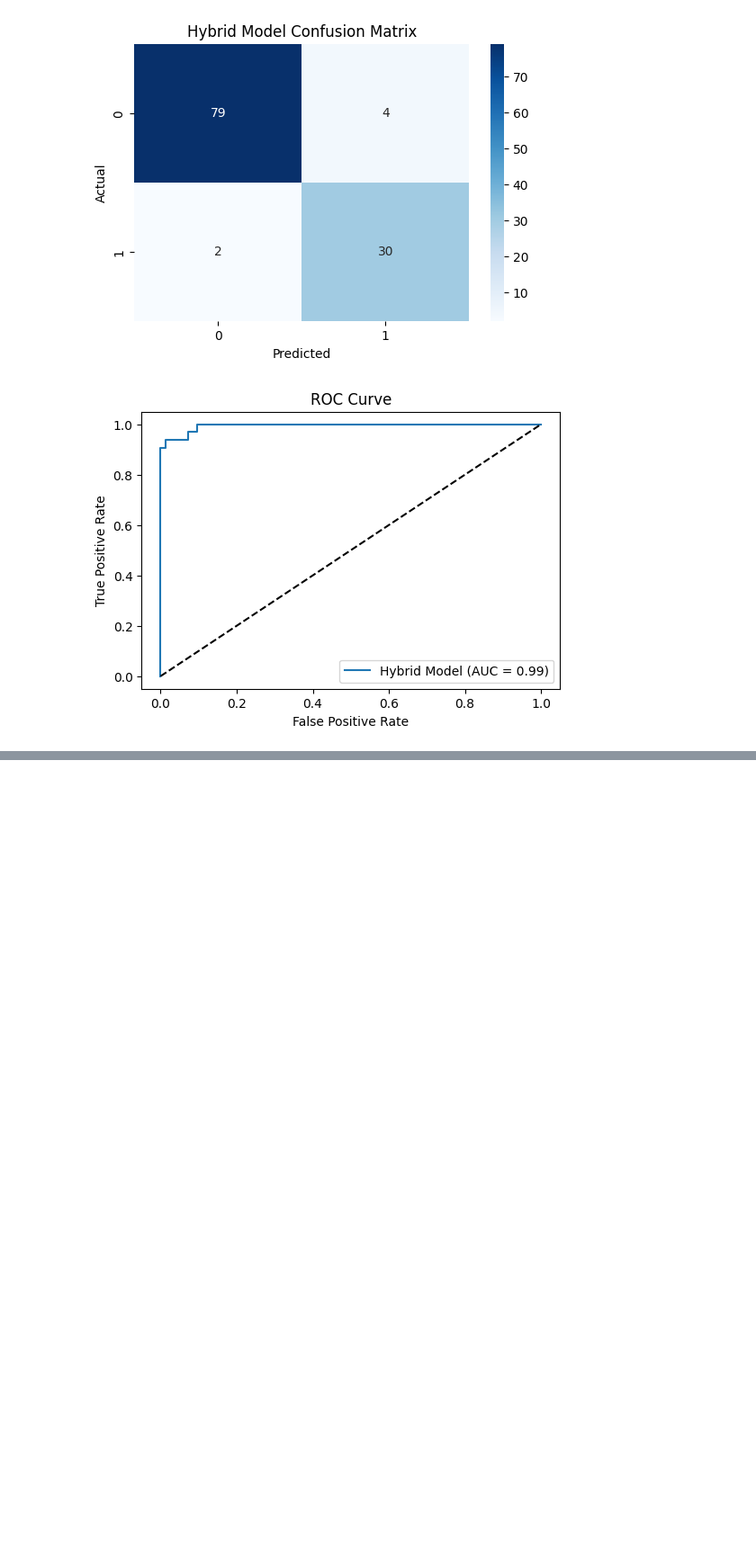
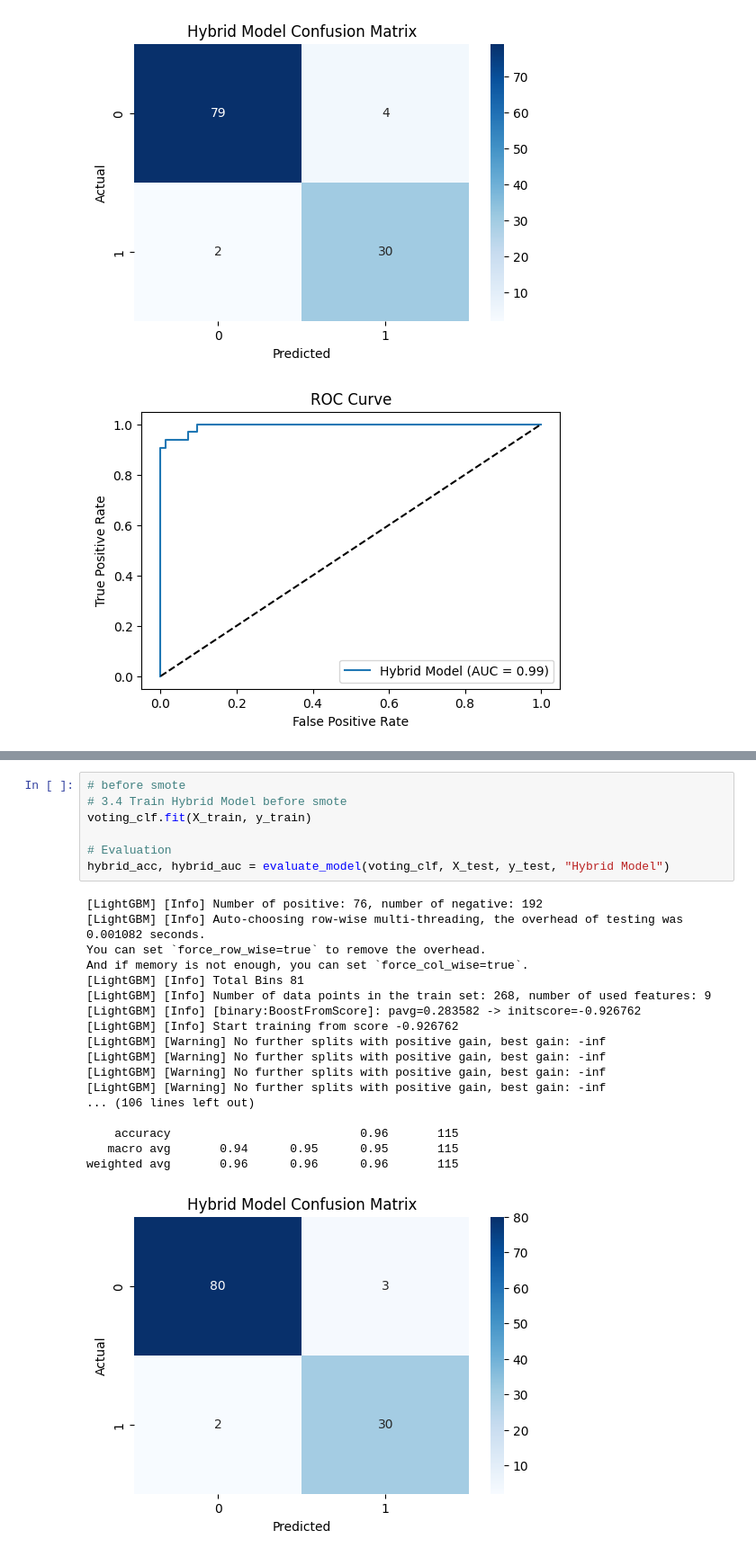
Before and after one commit to AashuSapkota/Thyroid_Recurrance, a Jupyter notebook: thyroid_model.ipynb, the cells around one changed output, grey strips where cells are left out. Shown at 90% size. Drawn from its saved outputs; the diff is of its cells as text; blank space fills up the shorter version.

```diff
--- a/thyroid_model.ipynb
+++ b/thyroid_model.ipynb
@@ -428,0 +486,26 @@ weighted avg       0.95      0.95      0.95       115
+# %%
+# before smote
+# 3.4 Train Hybrid Model before smote
+voting_clf.fit(X_train, y_train)
+
+# Evaluation
+hybrid_acc, hybrid_auc = evaluate_model(voting_clf, X_test, y_test, "Hybrid Model")
+# %% [output]
+[LightGBM] [Info] Number of positive: 76, number of negative: 192
+[LightGBM] [Info] Auto-choosing row-wise multi-threading, the overhead of testing was 0.001082 seconds.
+You can set `force_row_wise=true` to remove the overhead.
+And if memory is not enough, you can set `force_col_wise=true`.
+[LightGBM] [Info] Total Bins 81
+[LightGBM] [Info] Number of data points in the train set: 268, number of used features: 9
+[LightGBM] [Info] [binary:BoostFromScore]: pavg=0.283582 -> initscore=-0.926762
+[LightGBM] [Info] Start training from score -0.926762
+[LightGBM] [Warning] No further splits with positive gain, best gain: -inf
+[LightGBM] [Warning] No further splits with positive gain, best gain: -inf
+[LightGBM] [Warning] No further splits with positive gain, best gain: -inf
+[LightGBM] [Warning] No further splits with positive gain, best gain: -inf
+... (106 lines left out)
+
+    accuracy                           0.96       115
+   macro avg       0.94      0.95      0.95       115
+weighted avg       0.96      0.96      0.96       115
+[figure, added]
```
Also changed, not shown: parts of 10 cells of this notebook, 1 other file.
